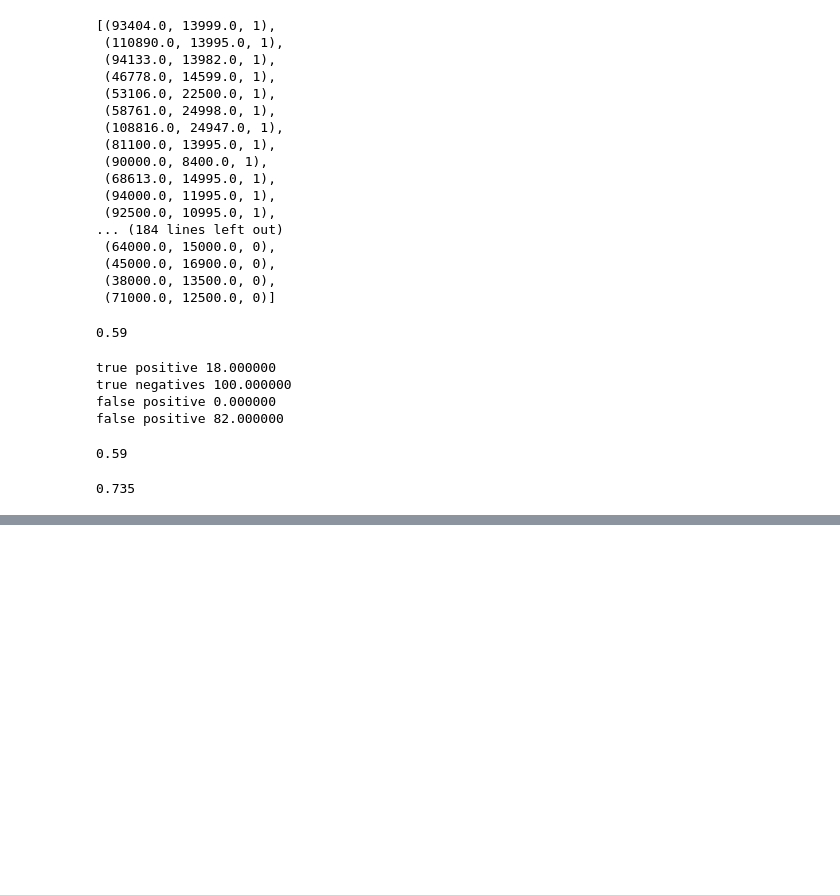
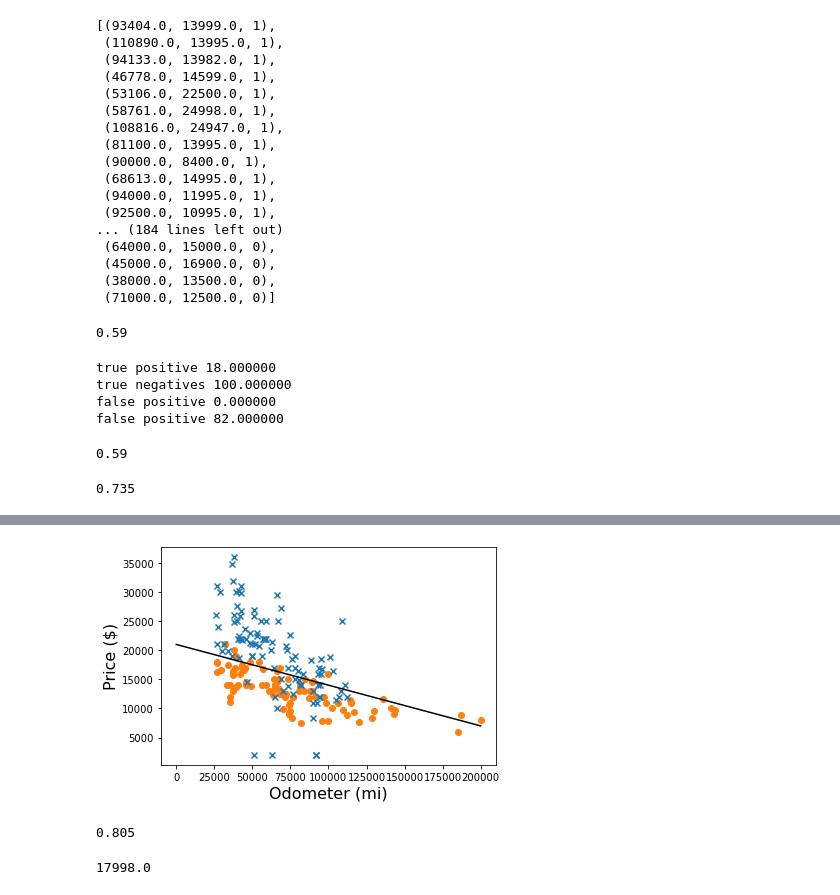
Before and after one commit to Sakurajima-sight/Mathematics-for-programmers-Python, a Jupyter notebook: Chapter 15/Untitled.ipynb, the cells around one changed output, grey strips where cells are left out. Cells and saved outputs as stored; diff of their text form; code cells hidden in the pictures; blank space fills up the shorter version.

```diff
--- a/Chapter 15/Untitled.ipynb
+++ b/Chapter 15/Untitled.ipynb
@@ -92,0 +119,5 @@ test_classifier(bmw_finder2,all_car_data)
+# %%
+plot_data(all_car_data)
+plot_function(lambda x: 21000-0.07*x, 0, 200000, c='k')
+# %% [output]
+[figure, added]
@@ -92,0 +130,4 @@ test_classifier(bmw_finder2,all_car_data)
+# %%
+test_classifier(decision_boundary_classify,all_car_data)
+# %% [output]
+0.805
@@ -92,0 +146,5 @@ test_classifier(bmw_finder2,all_car_data)
+# %%
+all_prices = [price for (mileage,price,is_bmw) in all_car_data]
+max(all_prices,key=cutoff_accuracy)
+# %% [output]
+17998.0
```
Also changed, not shown: parts of 32 cells of this notebook.
